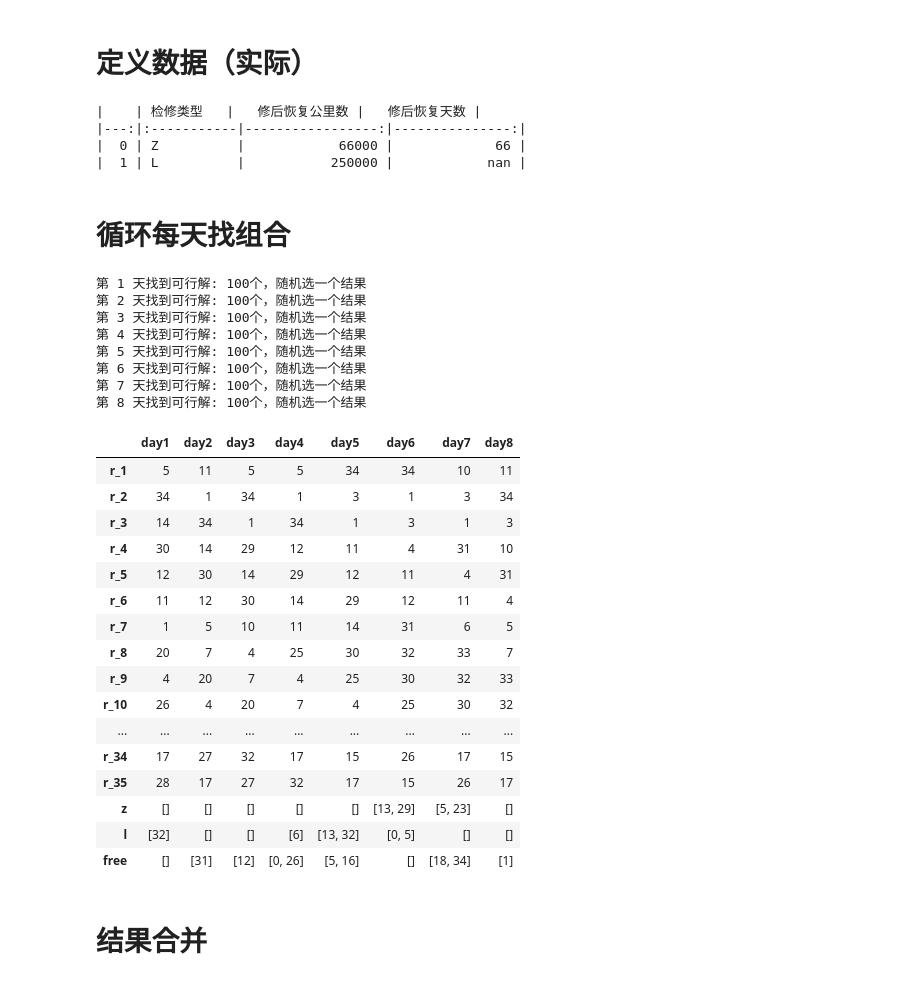
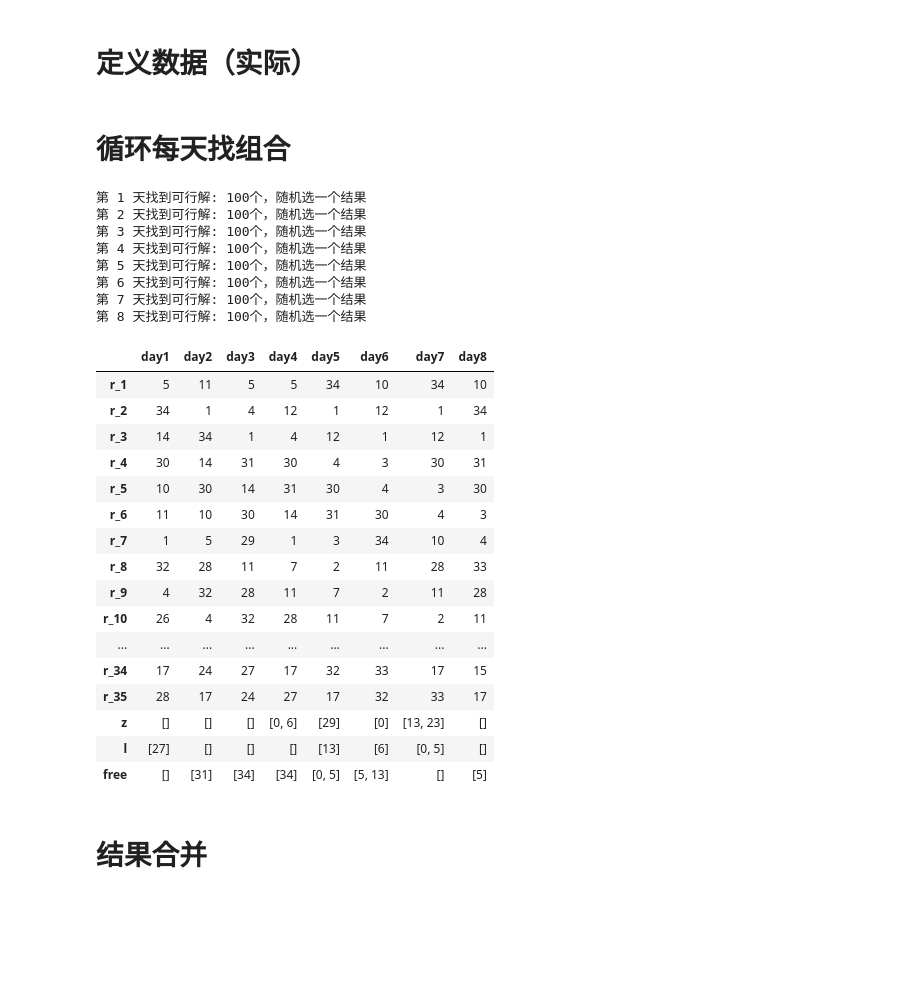
Before and after one commit to xx529/car_plan, a Jupyter notebook: plan.ipynb, the cells around one changed output. Drawn from its saved outputs; the diff is of its cells as text; code cells hidden in the pictures; blank space fills up the shorter version.

```diff
--- a/plan.ipynb
+++ b/plan.ipynb
@@ -29,14 +29,14 @@ class MyCpSolver(cp_model.CpSolverSolutionCallback):
     def result(self):
         return self.__data
 # %%
-def sample_results(model, matrix):
+def sample_results(_model, matrix):
     # 求解器求解，组合计算
     var_ls = matrix.flatten().tolist()
     my_cpsolver = MyCpSolver(var_ls, limit_result)
     solver = cp_model.CpSolver()
     solver.parameters.enumerate_all_solutions = True
     solver.parameters.max_time_in_seconds = limit_seconds
-    solver.Solve(model, my_cpsolver)
+    solver.Solve(_model, my_cpsolver)
     # solver.SearchForAllSolutions(model, my_cpsolver)
     result_data = my_cpsolver.result()
     # print(f'找到可行解: {len(result_data)}')
@@ -176,13 +176,6 @@ l_maintenance_capacity = df_maintenance_capacity.iloc[1][1:].values
 l_recovery_capacity = df_recover['修后恢复公里数'][1]
 z_recovery_capacity = df_recover['修后恢复公里数'][0]
 z_recovery_days = int(df_recover['修后恢复天数'][0])
-# %%
-print(df_recover.to_markdown())
-# %% [output]
-|    | 检修类型   |   修后恢复公里数 |   修后恢复天数 |
-|---:|:-----------|-----------------:|---------------:|
-|  0 | Z          |            66000 |             66 |
-|  1 | L          |           250000 |            nan |
 # %% [markdown]
 # 循环每天找组合
 # %%
@@ -203,7 +196,7 @@ for day in range(start_day, days):
     model = cp_model.CpModel()
 
     # 构造单日结果矩阵 (道路，车组)
-    mat = [[model.NewBoolVar(f'x{y}{x}') for x in range(num_cars)] for y in range(num_roads + num_l + num_z + num_free)]
+    mat = [[model.NewBoolVar('x{:>02}{:>02}'.format(x, y)) for x in range(num_cars)] for y in range(num_roads + num_l + num_z + num_free)]
     mat = np.array(mat)
 
     # 当日有任务的每条道路当如必须有一个车组运行（可优化提取仅需要的）
@@ -276,6 +269,9 @@ for day in range(start_day, days):
 
                     model.Add(mat[road_idx, car_idx] == 0)
 
+    # 优化目标，空闲车辆最少
+    # model.Minimize(mat[-1, :].sum())
+
     # 求解器求解，组合计算
     data = sample_results(model, mat)
     if len(data) == 0:
@@ -303,49 +299,49 @@ for day in range(start_day, days):
             continue
         car_remaining_l[car_idx] -= road_length[i]
         car_remaining_z[car_idx] -= road_length[i]
         car_remaining_days[car_idx] -= 1
 
     # 恢复 l 里程
     for i in df_result.iloc[l_idx]:
         car_remaining_l[i] = l_recovery_capacity
 
     # 恢复 z 里程和天数
     for i in df_result.iloc[z_idx]:
         car_remaining_z[i] = z_recovery_capacity
         car_remaining_days[i] = z_recovery_days
 
     # 画图数据记录
     car_remaining_l_per_day.append(car_remaining_l.copy())
     car_remaining_z_per_day.append(car_remaining_z.copy())
     car_remaining_days_per_day.append(car_remaining_days.copy())
 
 pd.concat(df_result_ls, axis=1)
 # %% [output]
 第 1 天找到可行解: 100个，随机选一个结果
 第 2 天找到可行解: 100个，随机选一个结果
 第 3 天找到可行解: 100个，随机选一个结果
 第 4 天找到可行解: 100个，随机选一个结果
 第 5 天找到可行解: 100个，随机选一个结果
 第 6 天找到可行解: 100个，随机选一个结果
 第 7 天找到可行解: 100个，随机选一个结果
 第 8 天找到可行解: 100个，随机选一个结果
 |  | day1 | day2 | day3 | day4 | day5 | day6 | day7 | day8 |
-| r_1 | 5 | 11 | 5 | 5 | 34 | 34 | 10 | 11 |
-| r_2 | 34 | 1 | 34 | 1 | 3 | 1 | 3 | 34 |
-| r_3 | 14 | 34 | 1 | 34 | 1 | 3 | 1 | 3 |
-| r_4 | 30 | 14 | 29 | 12 | 11 | 4 | 31 | 10 |
-| r_5 | 12 | 30 | 14 | 29 | 12 | 11 | 4 | 31 |
-| r_6 | 11 | 12 | 30 | 14 | 29 | 12 | 11 | 4 |
-| r_7 | 1 | 5 | 10 | 11 | 14 | 31 | 6 | 5 |
-| r_8 | 20 | 7 | 4 | 25 | 30 | 32 | 33 | 7 |
-| r_9 | 4 | 20 | 7 | 4 | 25 | 30 | 32 | 33 |
-| r_10 | 26 | 4 | 20 | 7 | 4 | 25 | 30 | 32 |
+| r_1 | 5 | 11 | 5 | 5 | 34 | 10 | 34 | 10 |
+| r_2 | 34 | 1 | 4 | 12 | 1 | 12 | 1 | 34 |
+| r_3 | 14 | 34 | 1 | 4 | 12 | 1 | 12 | 1 |
+| r_4 | 30 | 14 | 31 | 30 | 4 | 3 | 30 | 31 |
+| r_5 | 10 | 30 | 14 | 31 | 30 | 4 | 3 | 30 |
+| r_6 | 11 | 10 | 30 | 14 | 31 | 30 | 4 | 3 |
+| r_7 | 1 | 5 | 29 | 1 | 3 | 34 | 10 | 4 |
+| r_8 | 32 | 28 | 11 | 7 | 2 | 11 | 28 | 33 |
+| r_9 | 4 | 32 | 28 | 11 | 7 | 2 | 11 | 28 |
+| r_10 | 26 | 4 | 32 | 28 | 11 | 7 | 2 | 11 |
 | ... | ... | ... | ... | ... | ... | ... | ... | ... |
-| r_34 | 17 | 27 | 32 | 17 | 15 | 26 | 17 | 15 |
-| r_35 | 28 | 17 | 27 | 32 | 17 | 15 | 26 | 17 |
-| z | [] | [] | [] | [] | [] | [13, 29] | [5, 23] | [] |
-| l | [32] | [] | [] | [6] | [13, 32] | [0, 5] | [] | [] |
-| free | [] | [31] | [12] | [0, 26] | [5, 16] | [] | [18, 34] | [1] |
+| r_34 | 17 | 24 | 27 | 17 | 32 | 33 | 17 | 15 |
+| r_35 | 28 | 17 | 24 | 27 | 17 | 32 | 33 | 17 |
+| z | [] | [] | [] | [0, 6] | [29] | [0] | [13, 23] | [] |
+| l | [27] | [] | [] | [] | [13] | [6] | [0, 5] | [] |
+| free | [] | [31] | [34] | [34] | [0, 5] | [5, 13] | [] | [5] |
 # %% [markdown]
 # 结果合并
 # %%
```
Also changed, not shown: parts of 5 cells of this notebook, 2 other files.
